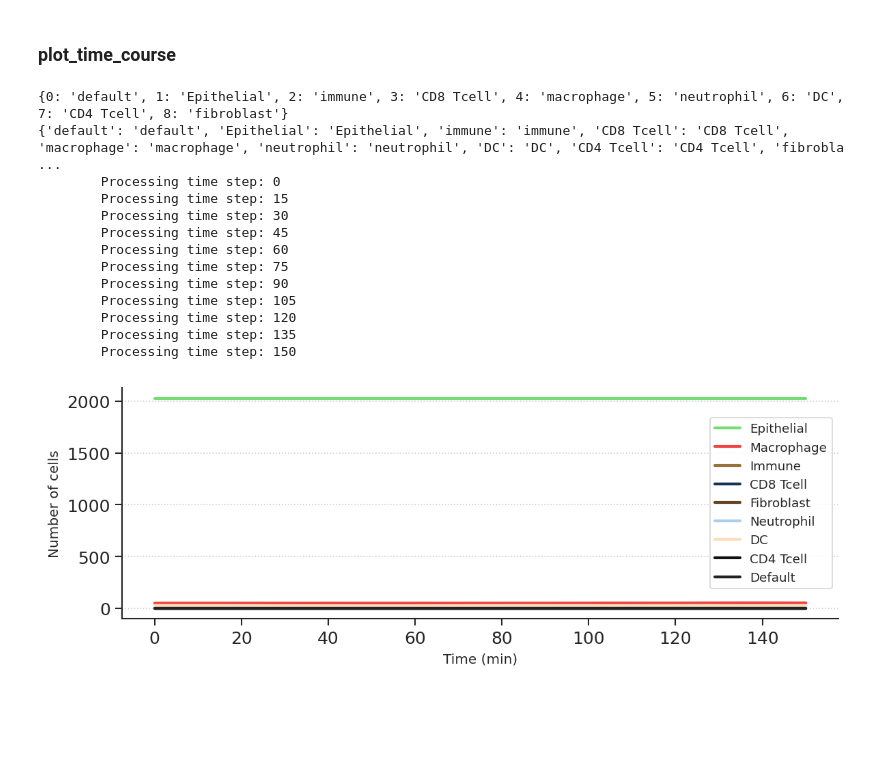
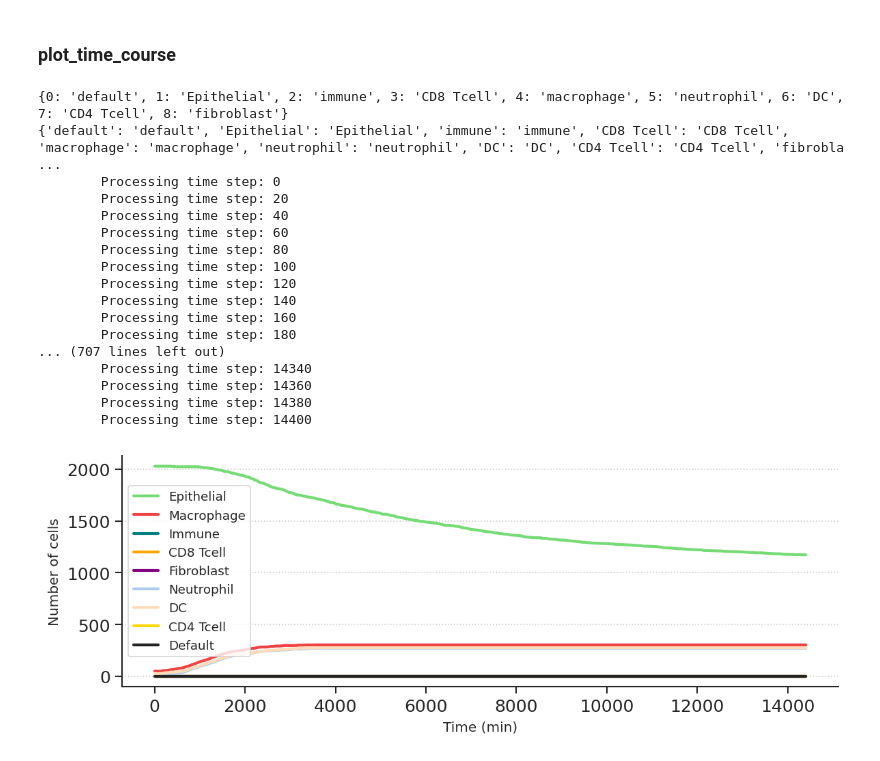
Before and after one commit to thalioo/COVID19, a Jupyter notebook: PhysiCell/scripts/time_course_covid.ipynb, the cells around one changed output. Saved outputs shown, nothing was run; the diff lists cells and outputs as text; code cells hidden in the pictures; blank space fills up the shorter version.

```diff
--- a/PhysiCell/scripts/time_course_covid.ipynb
+++ b/PhysiCell/scripts/time_course_covid.ipynb
@@ -113,7 +113,9 @@ for i, (t, df) in enumerate(df_iterator):
             continue
         df_time_course.loc[i, phase_grouping[k]] += v
 
+bottom_line_3D = df_time_course.iloc[-1:]
 
+# Plot the total number of cells of each type vs time
 sns.set_context('paper')
 patch_color = "lightgrey"
 
@@ -123,45 +125,49 @@ fig, axes = plt.subplots(1, 1, figsize=(8,3), dpi=150, sharex=True)
 curve_params = {}
 curve_params['Epithelial'] = {'color': '#75db75', 'label': 'Epithelial'}
 curve_params['macrophage'] = {'color': '#ef4242', 'label': 'Macrophage'}
-curve_params['immune'] = {'color':'#97723d', 'label': 'Immune'}
-curve_params['CD8 Tcell'] = {'color':'#123456', 'label': 'CD8 Tcell'}
-curve_params['fibroblast'] = {'color':'#654321', 'label': 'Fibroblast'}
+curve_params['immune'] = {'color':'#008080', 'label': 'Immune'}
+curve_params['CD8 Tcell'] = {'color':'#FFA500', 'label': 'CD8 Tcell'}
+curve_params['fibroblast'] = {'color':'#800080', 'label': 'Fibroblast'}
 curve_params['neutrophil'] = {'color':'#abcdef', 'label': 'Neutrophil'}
 curve_params['DC'] = {'color':'#fedcba', 'label': 'DC'}
-curve_params['CD4 Tcell'] = {'color':'#111111', 'label': 'CD4 Tcell'}
+curve_params['CD4 Tcell'] = {'color':'#FFD700', 'label': 'CD4 Tcell'}
 curve_params['default'] = {'color':'#222222', 'label': 'Default'}
 line_width = 2.
 for k,pdict in curve_params.items():
     c = pdict['color']
     l = pdict['label']
     axes.plot(df_time_course.time, df_time_course[k], "-", c=c, label=l, linewidth=line_width)
 
 # setting axes labels
 axes.set_xlabel("Time (min)")
 axes.set_ylabel("Number of cells")
 
 axes.tick_params(axis='x', labelsize=12)
 axes.tick_params(axis='y', labelsize=12)
 
 # Showing legend
 axes.spines['right'].set_visible(False)
 axes.spines['top'].set_visible(False)
 axes.yaxis.grid(linestyle='dotted')
 axes.legend()
 fig.tight_layout()
 # %% [output]
 {0: 'default', 1: 'Epithelial', 2: 'immune', 3: 'CD8 Tcell', 4: 'macrophage', 5: 'neutrophil', 6: 'DC', 7: 'CD4 Tcell', 8: 'fibroblast'}
 {'default': 'default', 'Epithelial': 'Epithelial', 'immune': 'immune', 'CD8 Tcell': 'CD8 Tcell', 'macrophage': 'macrophage', 'neutrophil': 'neutrophil', 'DC': 'DC', 'CD4 Tcell': 'CD4 Tcell', 'fibrobla ...
         Processing time step: 0
-        Processing time step: 15
-        Processing time step: 30
-        Processing time step: 45
+        Processing time step: 20
+        Processing time step: 40
         Processing time step: 60
-        Processing time step: 75
-        Processing time step: 90
-        Processing time step: 105
+        Processing time step: 80
+        Processing time step: 100
         Processing time step: 120
-        Processing time step: 135
-        Processing time step: 150
+        Processing time step: 140
+        Processing time step: 160
+        Processing time step: 180
+... (707 lines left out)
+        Processing time step: 14340
+        Processing time step: 14360
+        Processing time step: 14380
+        Processing time step: 14400
-[figure, old version]
+[figure, new version]
 # %%
```
Also changed, not shown: parts of 2 cells of this notebook.
